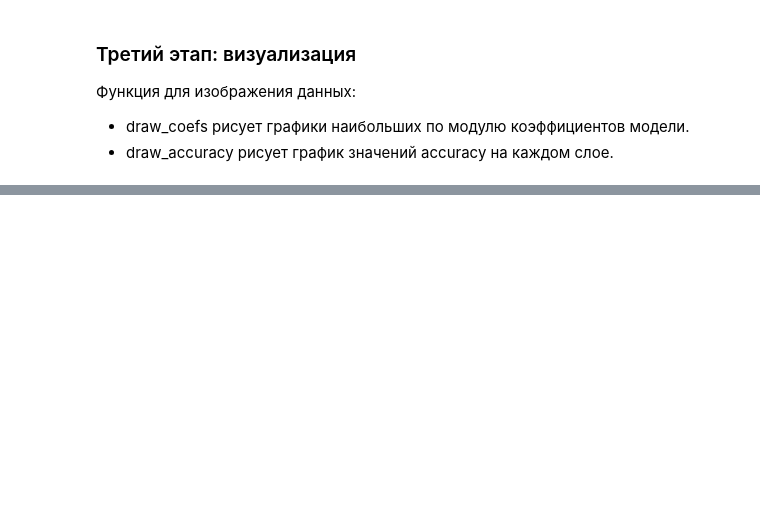
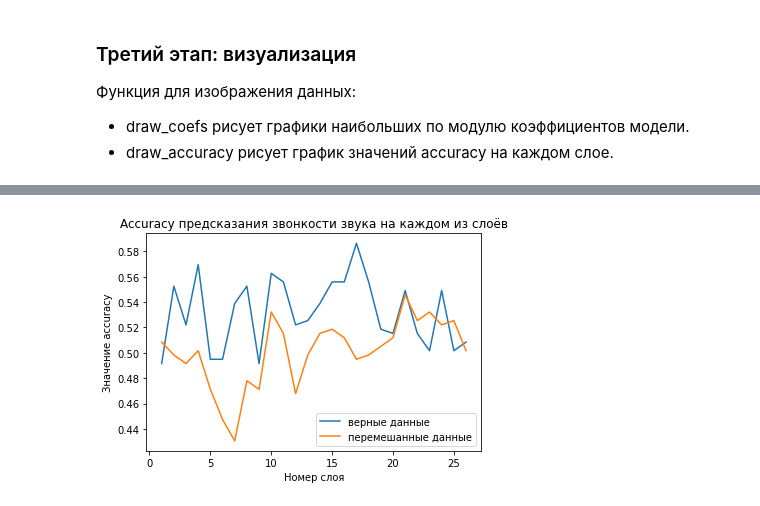
Before and after one commit to ShermanKsenia/speech-recognition-interpretation, a Jupyter notebook: Experiments_on_phonemes.ipynb, the cells around one changed output, grey strips where cells are left out. Cells and saved outputs as stored; diff of their text form; code cells hidden in the pictures; blank space fills up the shorter version.

```diff
--- a/Experiments_on_phonemes.ipynb
+++ b/Experiments_on_phonemes.ipynb
@@ -446,0 +417,6 @@ s_z = s_sounds + z_sounds
+# %%
+dict_of_accuracies = {'верные данные': scores['t'],
+                      'перемешанные данные': rn_scores['t']}
+draw_accuracy(dict_of_accuracies)
+# %% [output]
+[figure, added]
```
Also changed, not shown: parts of 19 cells of this notebook.
